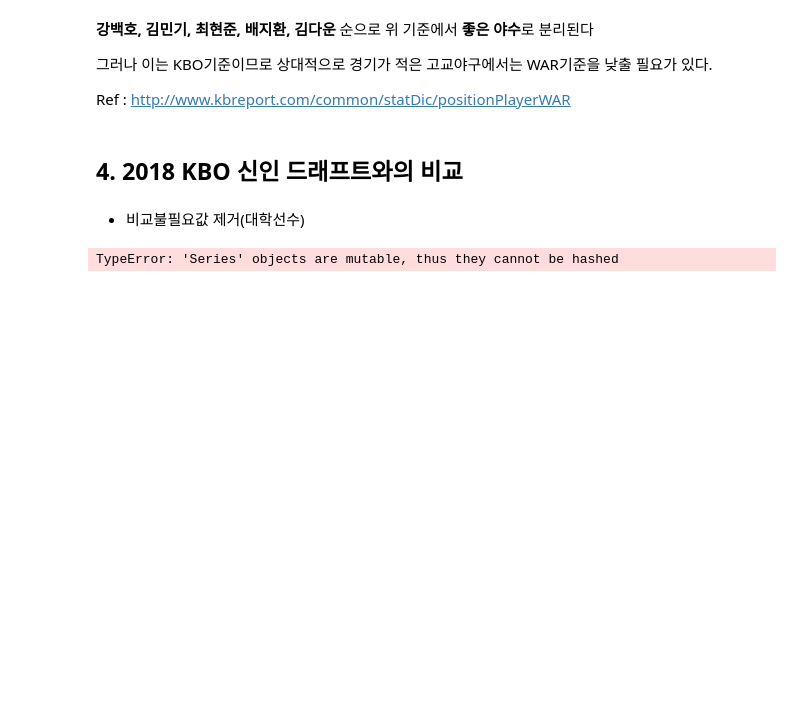
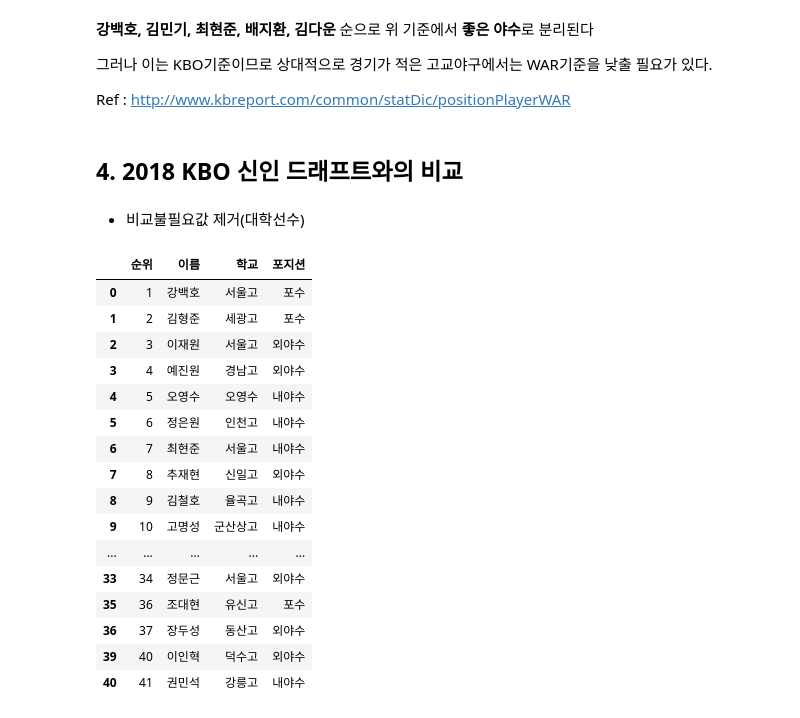
Before and after one commit to hakkoma/KBO_Mock_Draft_Simulator, a Jupyter notebook: mock_draft.ipynb, the cells around one changed output. Drawn from its saved outputs; the diff is of its cells as text; code cells hidden in the pictures; blank space fills up the shorter version.

```diff
--- a/mock_draft.ipynb
+++ b/mock_draft.ipynb
@@ -316,8 +316,25 @@ Ref : http://www.kbreport.com/common/statDic/positionPlayerWAR
 # %%
 df_ht = pd.read_csv('draft/pitcher_draft.csv')
 df_pc = pd.read_csv('draft/hitter_draft.csv')
 
-df_pc = df_pc[df_pc.학교 != '홍익대','성균관대','동국대']
+df_ht = df_ht[~df_ht.학교.str.endswith('대학교')]
+df_pc = df_pc[~df_pc.학교.str.endswith('대학교')]
 df_pc
 # %% [output]
-TypeError: 'Series' objects are mutable, thus they cannot be hashed
+|  | 순위 | 이름 | 학교 | 포지션 |
+| 0 | 1 | 강백호 | 서울고 | 포수 |
+| 1 | 2 | 김형준 | 세광고 | 포수 |
+| 2 | 3 | 이재원 | 서울고 | 외야수 |
+| 3 | 4 | 예진원 | 경남고 | 외야수 |
+| 4 | 5 | 오영수 | 오영수 | 내야수 |
+| 5 | 6 | 정은원 | 인천고 | 내야수 |
+| 6 | 7 | 최현준 | 서울고 | 내야수 |
+| 7 | 8 | 추재현 | 신일고 | 외야수 |
+| 8 | 9 | 김철호 | 율곡고 | 내야수 |
+| 9 | 10 | 고명성 | 군산상고 | 내야수 |
+| ... | ... | ... | ... | ... |
+| 33 | 34 | 정문근 | 서울고 | 외야수 |
+| 35 | 36 | 조대현 | 유신고 | 포수 |
+| 36 | 37 | 장두성 | 동산고 | 외야수 |
+| 39 | 40 | 이인혁 | 덕수고 | 외야수 |
+| 40 | 41 | 권민석 | 강릉고 | 내야수 |
```
Also changed, not shown: 1 other file.
